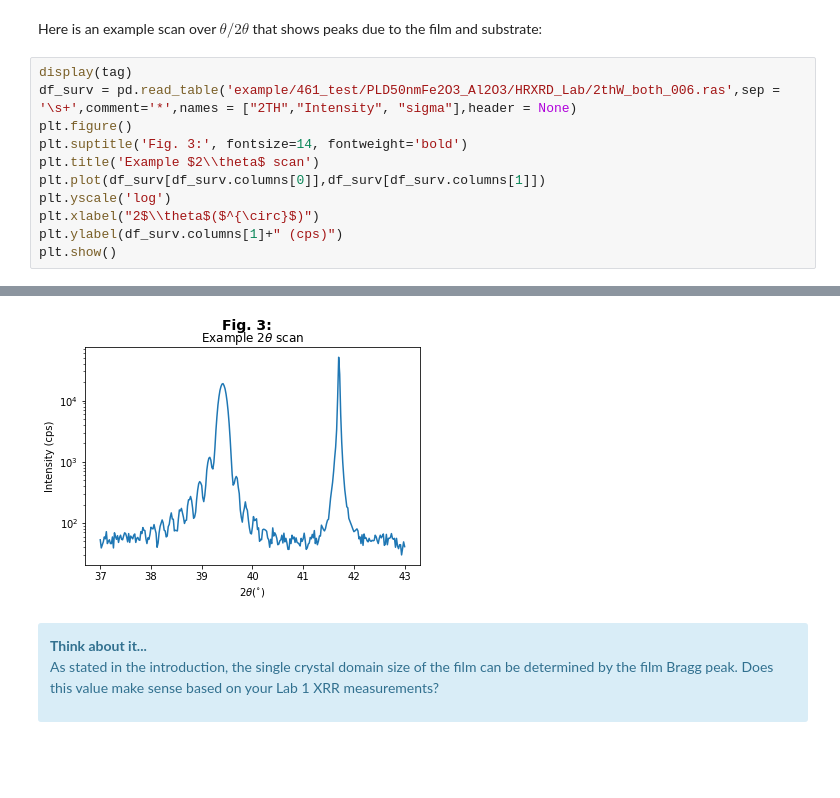
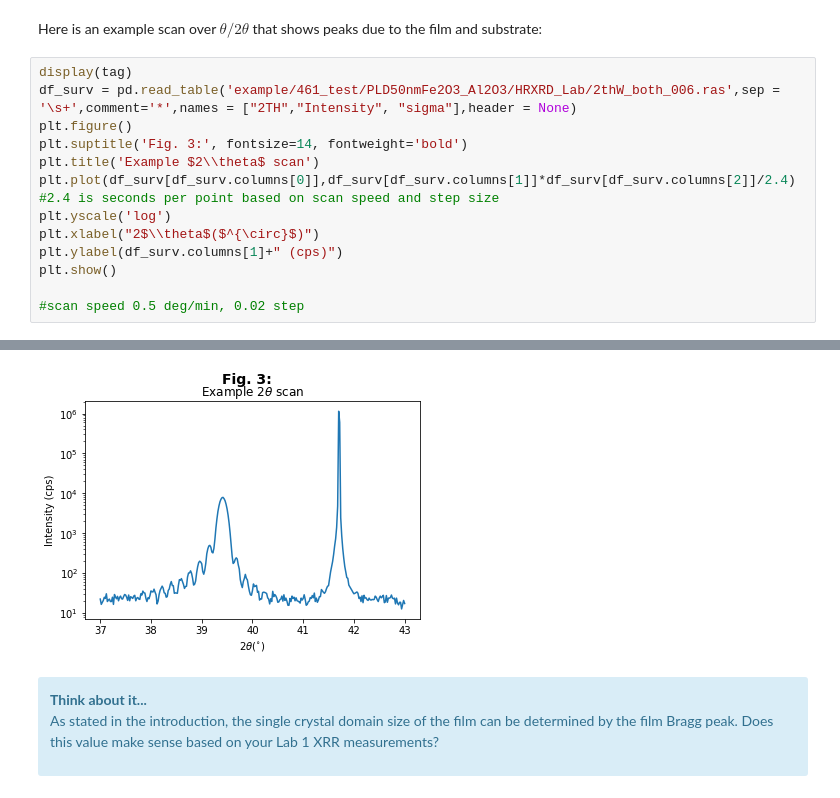
Before and after one commit to josephmccourt2018/lab_jupyter_notebooks, a Jupyter notebook: HRXRD_Specular_Lab2.ipynb, the cells around one changed output, grey strips where cells are left out. Cells and saved outputs as stored; diff of their text form; blank space fills up the shorter version.

```diff
--- a/HRXRD_Specular_Lab2.ipynb
+++ b/HRXRD_Specular_Lab2.ipynb
@@ -498,17 +496,20 @@ Here is an example scan over $\theta/2\theta$ that shows peaks due to the film a
 # %%
 display(tag)
 df_surv = pd.read_table('example/461_test/PLD50nmFe2O3_Al2O3/HRXRD_Lab/2thW_both_006.ras',sep = '\s+',comment='*',names = ["2TH","Intensity", "sigma"],header = None)
 plt.figure()
 plt.suptitle('Fig. 3:', fontsize=14, fontweight='bold')
 plt.title('Example $2\\theta$ scan')
-plt.plot(df_surv[df_surv.columns[0]],df_surv[df_surv.columns[1]])
+plt.plot(df_surv[df_surv.columns[0]],df_surv[df_surv.columns[1]]*df_surv[df_surv.columns[2]]/2.4)
+#2.4 is seconds per point based on scan speed and step size
 plt.yscale('log')
 plt.xlabel("2$\\theta$($^{\circ}$)")
 plt.ylabel(df_surv.columns[1]+" (cps)")
 plt.show()
+
+#scan speed 0.5 deg/min, 0.02 step
 # %% [output]
 [interactive output not drawn]
-[figure, old version]
+[figure, new version]
 # %% [markdown]
 <div class="alert alert-block alert-info">
     <strong> Think about it... </strong>
```
Also changed, not shown: parts of 12 cells of this notebook, 13 other files.
